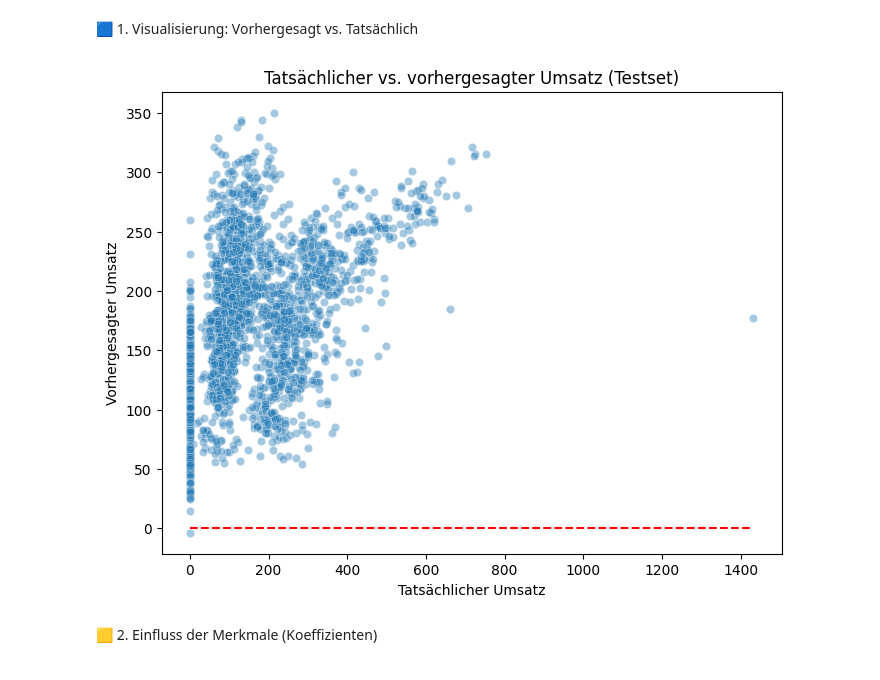
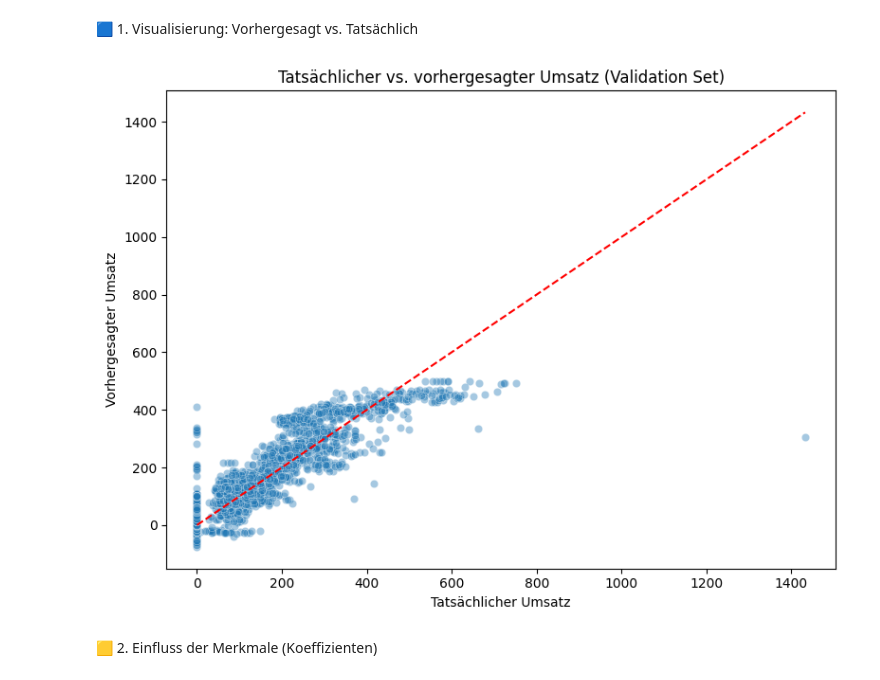
Before and after one commit to BryantHuh/ml_codespace_team4_opencampus, a Jupyter notebook: Notebooks/2_BaselineModel/linear_regression_baseline_kNN(wettercodes).ipynb, the cells around one changed output. Cells and saved outputs as stored; diff of their text form; code cells hidden in the pictures.

Commit message:
worked on kNN baseline model

```diff
--- a/Notebooks/2_BaselineModel/linear_regression_baseline_kNN(wettercodes).ipynb
+++ b/Notebooks/2_BaselineModel/linear_regression_baseline_kNN(wettercodes).ipynb
@@ -158,0 +182,12 @@ Index([], dtype='int64')
+# %%
+print("fehlende Werte vor kNN:", df['Windgeschwindigkeit'].isna().sum())
+fehlende_idx = df[df['Windgeschwindigkeit'].isna()].index
+print(fehlende_idx)
+
+# 4. Windgeschwindigkeit imputieren
+df_wind = df[['Windgeschwindigkeit', 'Temperatur', 'Bewoelkung', 'Wettercode', 'Monat']]
+df[['Windgeschwindigkeit']] = KNNImputer(n_neighbors=5).fit_transform(df_wind)[:, 0:1]
+
+print("fehlende Werte nach kNN:", df['Windgeschwindigkeit'].isna().sum())  # sollte 0 sein
+fehlende_idx = df[df['Windgeschwindigkeit'].isna()].index
+print(fehlende_idx)
@@ -254,0 +349,25 @@ NameError: name 'df_test' is not defined
+# %%
+#mit Warengruppe
+
+# One-Hot-Encoding von Warengruppe, Drop First verhindert Multikollinearität
+features = [ 'Temperatur',  'Wettercode', 'Warengruppe',
+            'KielerWoche',  'Monat', 'IstWochenende', 'Feiertag', 'Ferienzeit']
+
+X_train = pd.get_dummies(train[features],
+                         columns=[ "Warengruppe","Wettercode", "Monat"], drop_first=True)
+X_train = X_train.astype(float)
+#print(X_train.dtypes)
+X_train = X_train.astype(float)
+
+# Intercept hinzufügen
+X_train = sm.add_constant(X_train)
+
+# Zielvariable
+y_train = train["Umsatz"]
+
+# Modell trainieren
+model = sm.OLS(y_train, X_train)
+results = model.fit()
+
+# Zusammenfassung anzeigen
+print(results.summary())
@@ -276,16 +637,18 @@ R²: 0.182
 # %%
 import seaborn as sns
 import matplotlib.pyplot as plt
 
 plt.figure(figsize=(8, 6))
-sns.scatterplot(x=val[target], y=preds, alpha=0.4)
+sns.scatterplot(x=val[target], y=val_pred, alpha=0.4)
 plt.xlabel("Tatsächlicher Umsatz")
 plt.ylabel("Vorhergesagter Umsatz")
-plt.title("Tatsächlicher vs. vorhergesagter Umsatz (Testset)")
-plt.plot([0, val[target].max()], [0, test[target].max()], color='red', linestyle='--')  # Diagonale
+plt.title("Tatsächlicher vs. vorhergesagter Umsatz (Validation Set)")
+max_val = max(val[target].max(), val_pred.max())
+plt.plot([0, max_val], [0, max_val], color='red', linestyle='--')  # Diagonale
+plt.tight_layout()
 plt.show()
 # %% [output]
-[figure, old version]
+[figure, new version]
 # %% [markdown]
 🟨 2. Einfluss der Merkmale (Koeffizienten)
 # %%
```
Also changed, not shown: parts of 21 cells of this notebook, 2 other files.
